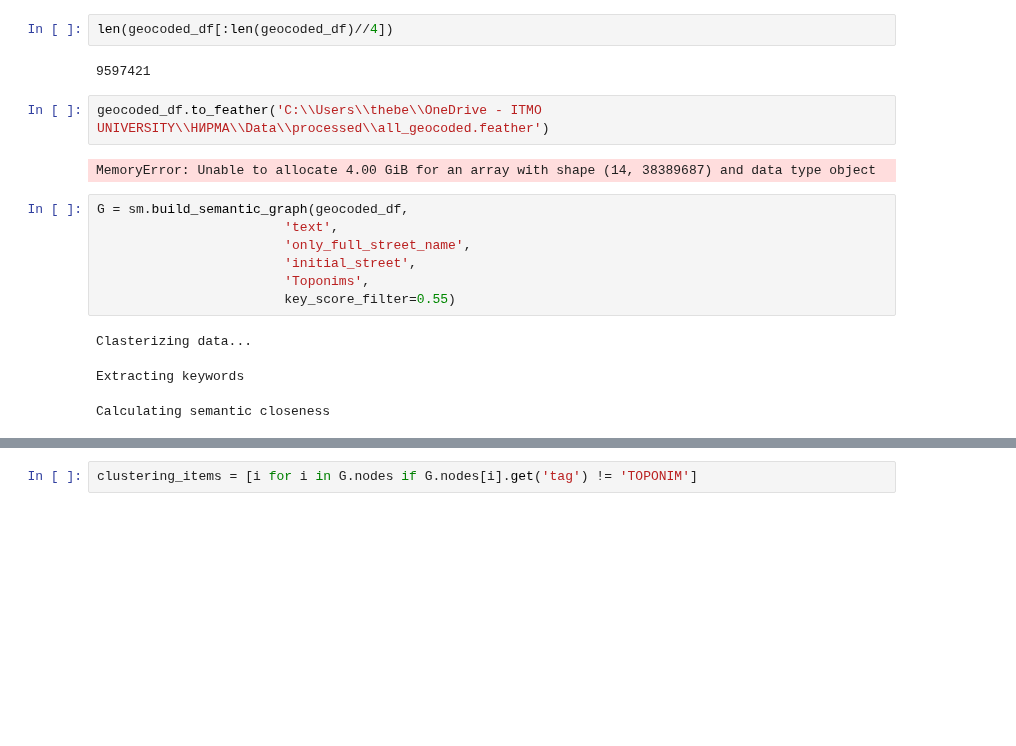
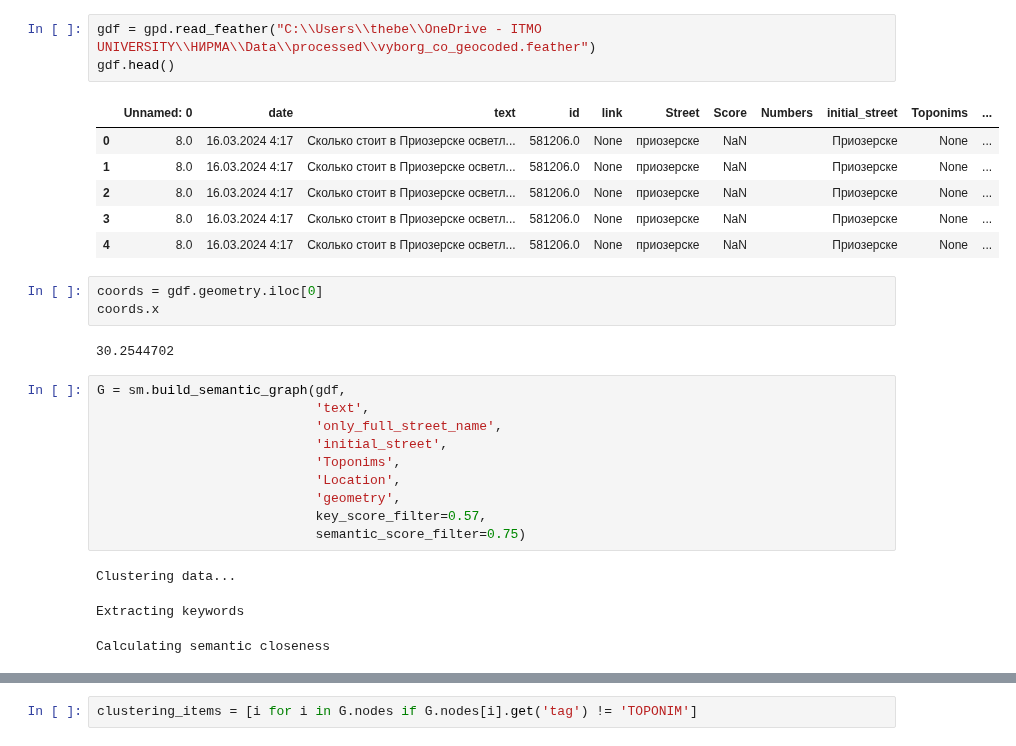
Before and after one commit to Sandrro/sloyka, a Jupyter notebook: sloyka/src/graph_with_cluster.ipynb, the cells around one changed output, grey strips where cells are left out. Saved outputs shown, nothing was run; the diff lists cells and outputs as text; blank space fills up the shorter version.

```diff
--- a/sloyka/src/graph_with_cluster.ipynb
+++ b/sloyka/src/graph_with_cluster.ipynb
@@ -73,19 +81,29 @@ len(geocoded_df)
-# %%
-len(geocoded_df[:len(geocoded_df)//4])
-# %% [output]
-9597421
 # %%
-geocoded_df.to_feather('C:\\Users\\thebe\\OneDrive - ITMO UNIVERSITY\\НИРМА\\Data\\processed\\all_geocoded.feather')
+gdf = gpd.read_feather("C:\\Users\\thebe\\OneDrive - ITMO UNIVERSITY\\НИРМА\\Data\\processed\\vyborg_co_geocoded.feather")
+gdf.head()
 # %% [output]
-MemoryError: Unable to allocate 4.00 GiB for an array with shape (14, 38389687) and data type object
+|  | Unnamed: 0 | date | text | id | link | Street | Score | Numbers | initial_street | Toponims | ... |
+| 0 | 8.0 | 16.03.2024 4:17 | Сколько стоит в Приозерске осветл... | 581206.0 | None | приозерске | NaN |  | Приозерске | None | ... |
+| 1 | 8.0 | 16.03.2024 4:17 | Сколько стоит в Приозерске осветл... | 581206.0 | None | приозерске | NaN |  | Приозерске | None | ... |
+| 2 | 8.0 | 16.03.2024 4:17 | Сколько стоит в Приозерске осветл... | 581206.0 | None | приозерске | NaN |  | Приозерске | None | ... |
+| 3 | 8.0 | 16.03.2024 4:17 | Сколько стоит в Приозерске осветл... | 581206.0 | None | приозерске | NaN |  | Приозерске | None | ... |
+| 4 | 8.0 | 16.03.2024 4:17 | Сколько стоит в Приозерске осветл... | 581206.0 | None | приозерске | NaN |  | Приозерске | None | ... |
+# %%
+coords = gdf.geometry.iloc[0]
+coords.x
+# %% [output]
+30.2544702
 # %%
-G = sm.build_semantic_graph(geocoded_df,
-                        'text',
-                        'only_full_street_name',
-                        'initial_street',
-                        'Toponims',
-                        key_score_filter=0.55)
+G = sm.build_semantic_graph(gdf,
+                            'text',
+                            'only_full_street_name',
+                            'initial_street',
+                            'Toponims',
+                            'Location',
+                            'geometry',
+                            key_score_filter=0.57,
+                            semantic_score_filter=0.75)
 # %% [output]
-Clasterizing data...
+Clustering data...
 Extracting keywords
 Calculating semantic closeness
```
Also changed, not shown: parts of 9 cells of this notebook, 1 other file.
